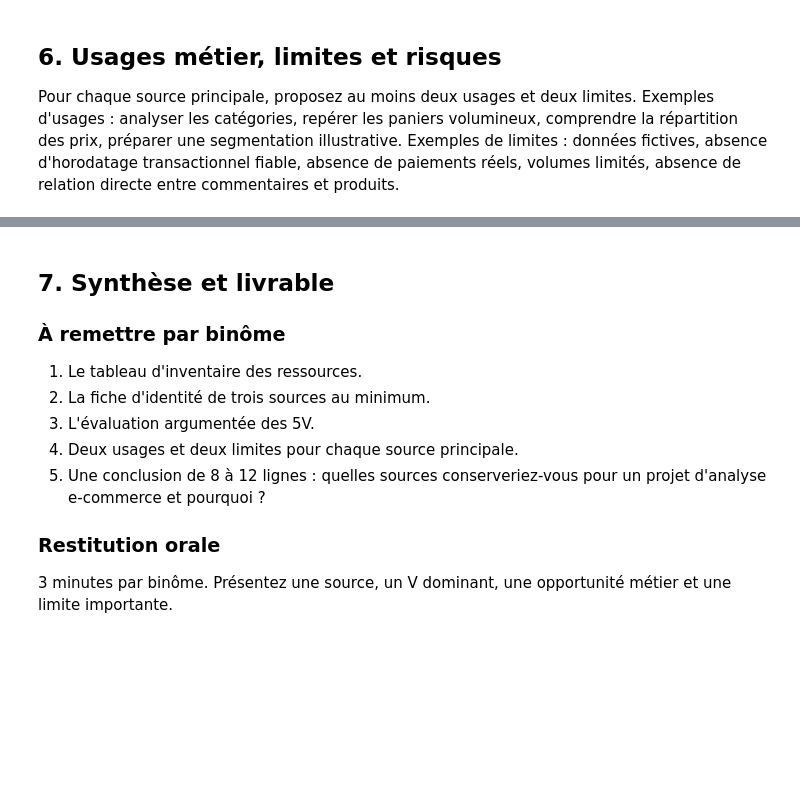
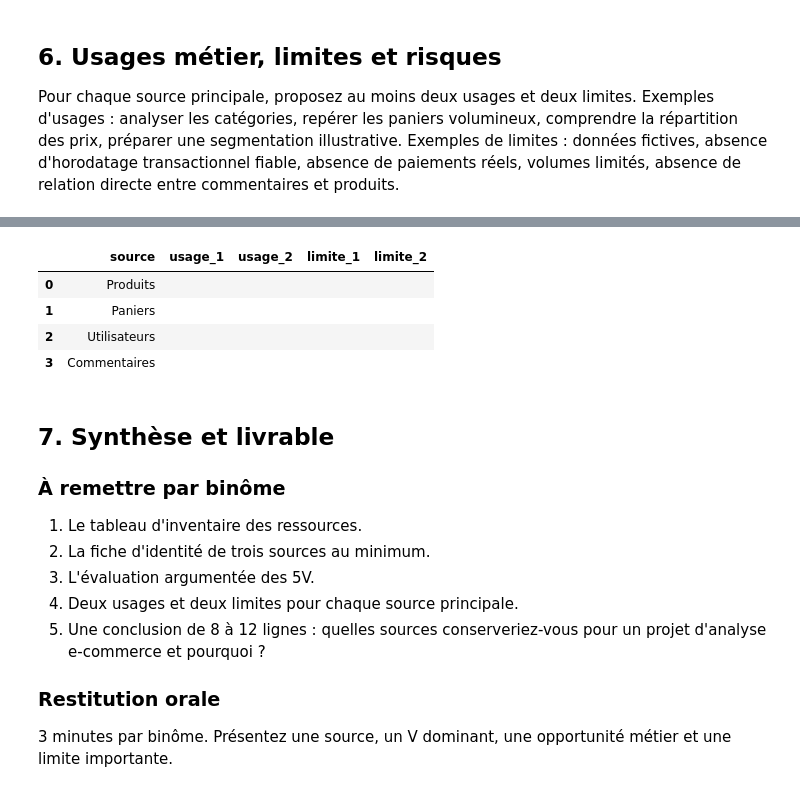
Before and after one commit to LudwigPosn1/Big-Data-Projet-POISSON-Ludwig, a Jupyter notebook: notebooks/01_atelier_exploration_sources.ipynb, the cells around one changed output, grey strips where cells are left out. Cells and saved outputs as stored; diff of their text form; code cells hidden in the pictures; blank space fills up the shorter version.

```diff
--- a/notebooks/01_atelier_exploration_sources.ipynb
+++ b/notebooks/01_atelier_exploration_sources.ipynb
@@ -300,3 +282,17 @@ display(usages_limites)
+# %%
+usages_limites = pd.DataFrame([
+    {"source":"Produits","usage_1":"","usage_2":"","limite_1":"","limite_2":""},
+    {"source":"Paniers","usage_1":"","usage_2":"","limite_1":"","limite_2":""},
+    {"source":"Utilisateurs","usage_1":"","usage_2":"","limite_1":"","limite_2":""},
+    {"source":"Commentaires","usage_1":"","usage_2":"","limite_1":"","limite_2":""}
+])
+display(usages_limites)
+# %% [output]
+|  | source | usage_1 | usage_2 | limite_1 | limite_2 |
+| 0 | Produits |  |  |  |  |
+| 1 | Paniers |  |  |  |  |
+| 2 | Utilisateurs |  |  |  |  |
+| 3 | Commentaires |  |  |  |  |
 # %% [markdown]
 ## 7. Synthèse et livrable
 
```
Also changed, not shown: parts of 7 cells of this notebook, 5 other files.
